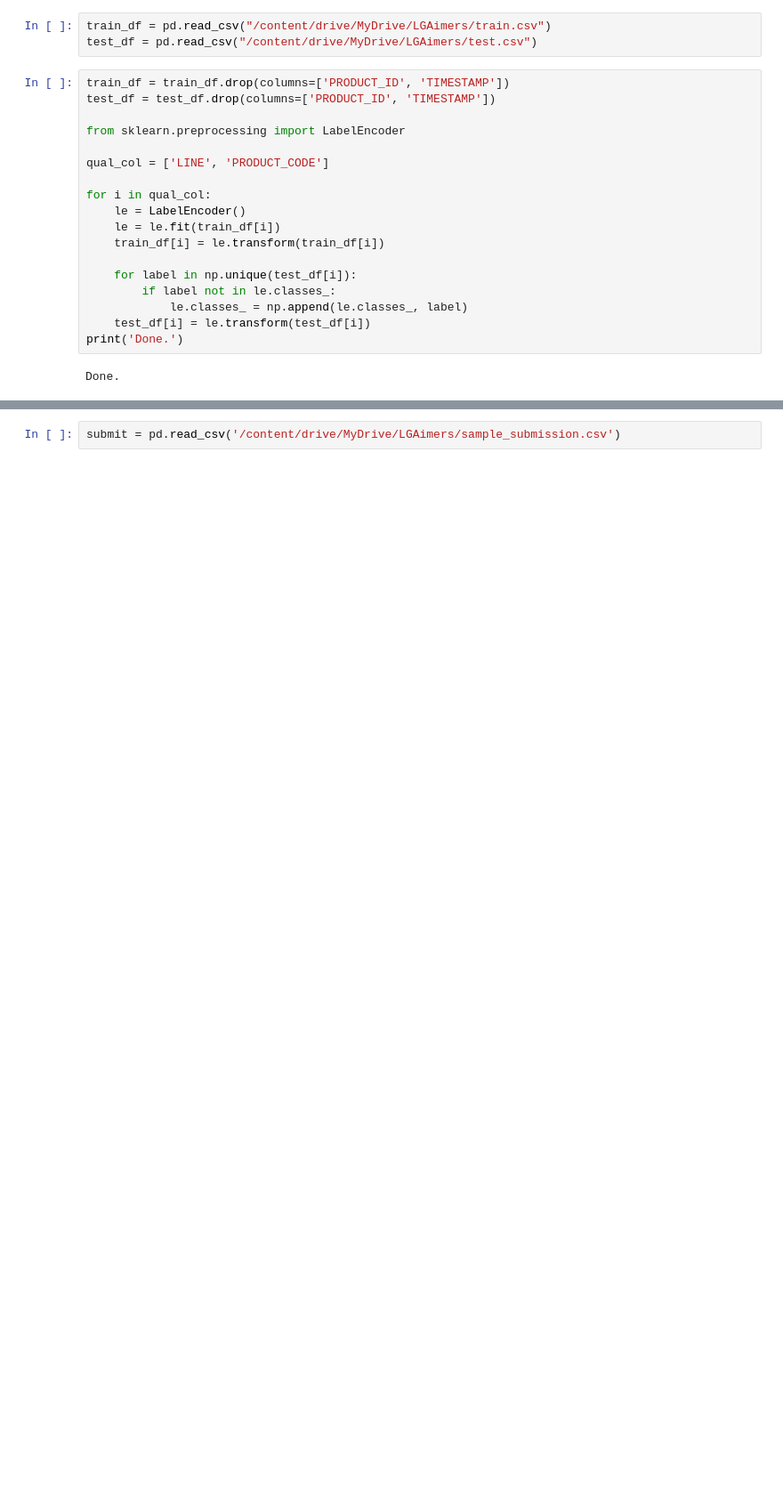
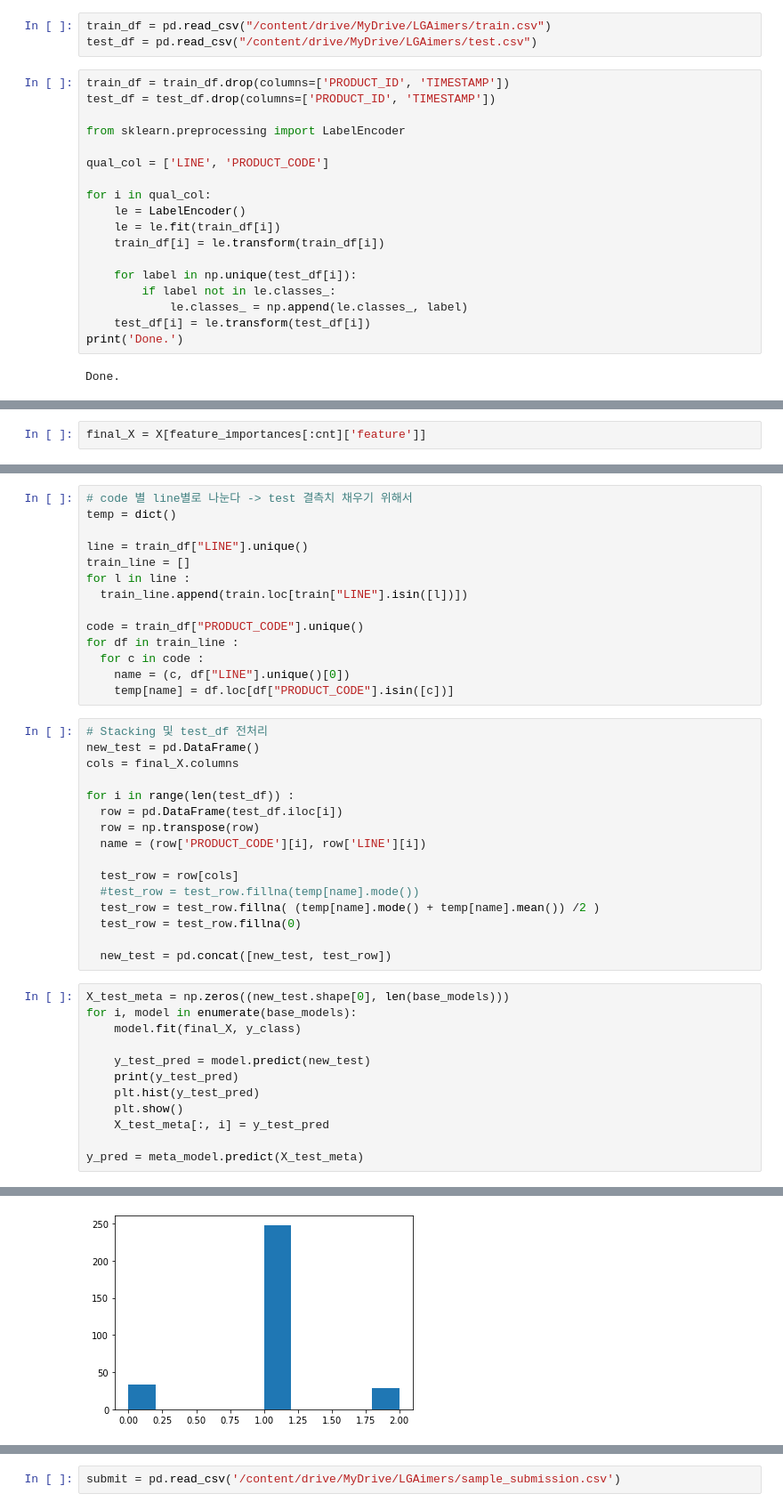
Before and after one commit to dongseok1220/DACON, a Jupyter notebook: LGAImers.ipynb, the cells around one changed output, grey strips where cells are left out. Shown at 89% size. Drawn from its saved outputs; the diff is of its cells as text; blank space fills up the shorter version.

```diff
--- a/LGAImers.ipynb
+++ b/LGAImers.ipynb
@@ -103,0 +329,2 @@ def value_hist2(df, col, target='Y_Class'):
+# %%
+final_X = X[feature_importances[:cnt]['feature']]
@@ -103,0 +548,43 @@ def value_hist2(df, col, target='Y_Class'):
+# %%
+# code 별 line별로 나눈다 -> test 결측치 채우기 위해서
+temp = dict()
+
+line = train_df["LINE"].unique()
+train_line = []
+for l in line :
+  train_line.append(train.loc[train["LINE"].isin([l])])
+
+code = train_df["PRODUCT_CODE"].unique()
+for df in train_line :
+  for c in code :
+    name = (c, df["LINE"].unique()[0])
+    temp[name] = df.loc[df["PRODUCT_CODE"].isin([c])]
+# %%
+# Stacking 및 test_df 전처리
+new_test = pd.DataFrame()
+cols = final_X.columns
+
+for i in range(len(test_df)) :
+  row = pd.DataFrame(test_df.iloc[i])
+  row = np.transpose(row)
+  name = (row['PRODUCT_CODE'][i], row['LINE'][i])
+
+  test_row = row[cols]
+  #test_row = test_row.fillna(temp[name].mode())
+  test_row = test_row.fillna( (temp[name].mode() + temp[name].mean()) /2 )
+  test_row = test_row.fillna(0)
+
+  new_test = pd.concat([new_test, test_row])
+# %%
+X_test_meta = np.zeros((new_test.shape[0], len(base_models)))
+for i, model in enumerate(base_models):
+    model.fit(final_X, y_class)
+
+    y_test_pred = model.predict(new_test)
+    print(y_test_pred)
+    plt.hist(y_test_pred)
+    plt.show()
+    X_test_meta[:, i] = y_test_pred
+
+y_pred = meta_model.predict(X_test_meta)
+# %% [output]
@@ -103,0 +600 @@ def value_hist2(df, col, target='Y_Class'):
+[figure, added]
```
Also changed, not shown: parts of 42 cells of this notebook.
